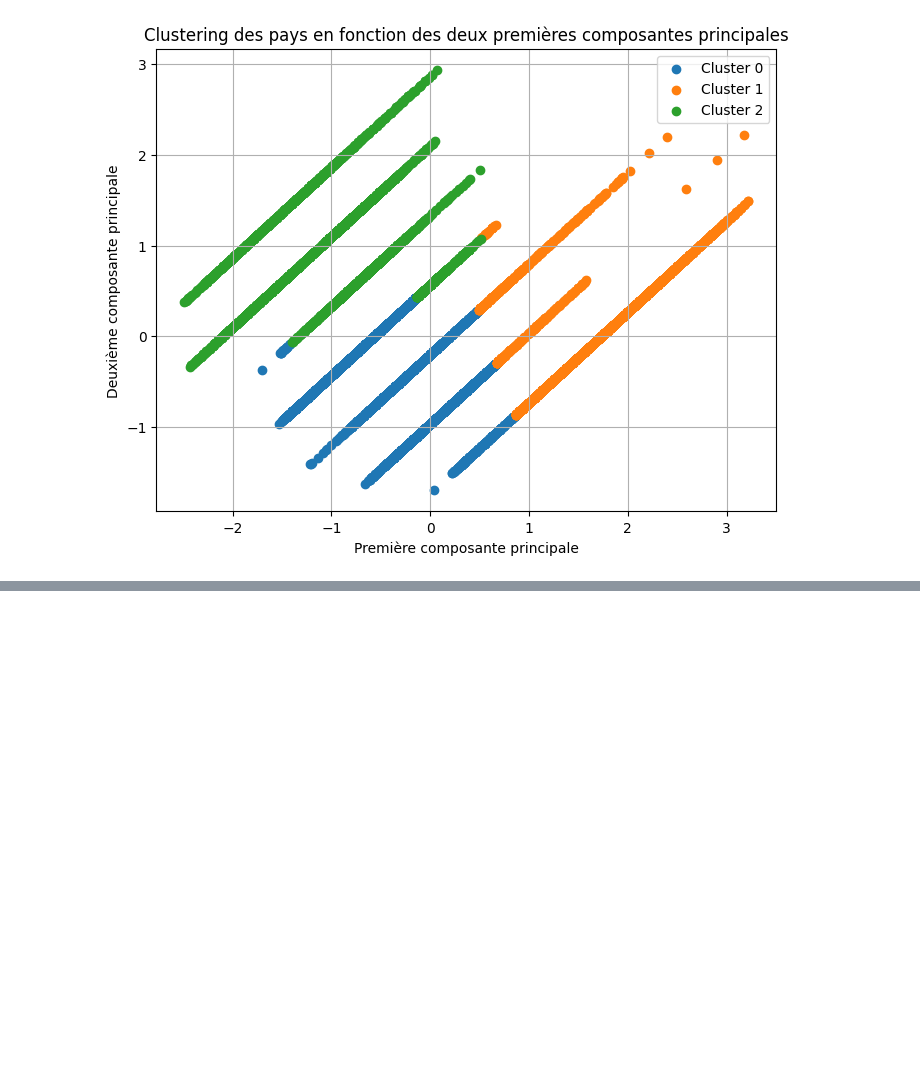
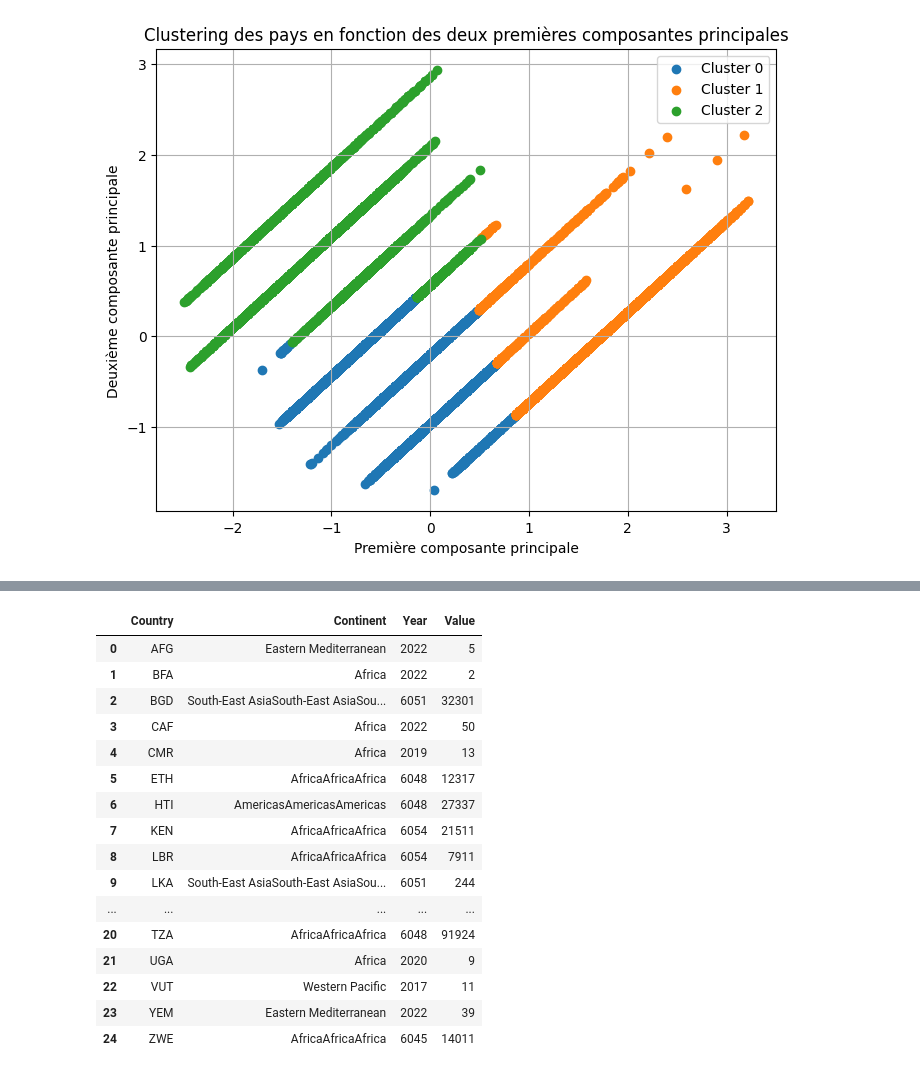
Before and after one commit to jonathanduc/OpenData-Project, a Jupyter notebook: notebook/notebook_test_ml.ipynb, the cells around one changed output, grey strips where cells are left out. Cells and saved outputs as stored; diff of their text form; code cells hidden in the pictures; blank space fills up the shorter version.

```diff
--- a/notebook/notebook_test_ml.ipynb
+++ b/notebook/notebook_test_ml.ipynb
@@ -493,0 +596,22 @@ plt.show()
+# %%
+data = data.groupby('Country').sum()
+data = data.reset_index()
+data
+# %% [output]
+|  | Country | Continent | Year | Value |
+| 0 | AFG | Eastern Mediterranean | 2022 | 5 |
+| 1 | BFA | Africa | 2022 | 2 |
+| 2 | BGD | South-East AsiaSouth-East AsiaSou... | 6051 | 32301 |
+| 3 | CAF | Africa | 2022 | 50 |
+| 4 | CMR | Africa | 2019 | 13 |
+| 5 | ETH | AfricaAfricaAfrica | 6048 | 12317 |
+| 6 | HTI | AmericasAmericasAmericas | 6048 | 27337 |
+| 7 | KEN | AfricaAfricaAfrica | 6054 | 21511 |
+| 8 | LBR | AfricaAfricaAfrica | 6054 | 7911 |
+| 9 | LKA | South-East AsiaSouth-East AsiaSou... | 6051 | 244 |
+| ... | ... | ... | ... | ... |
+| 20 | TZA | AfricaAfricaAfrica | 6048 | 91924 |
+| 21 | UGA | Africa | 2020 | 9 |
+| 22 | VUT | Western Pacific | 2017 | 11 |
+| 23 | YEM | Eastern Mediterranean | 2022 | 39 |
+| 24 | ZWE | AfricaAfricaAfrica | 6045 | 14011 |
```
Also changed, not shown: parts of 20 cells of this notebook, 1 other file.
